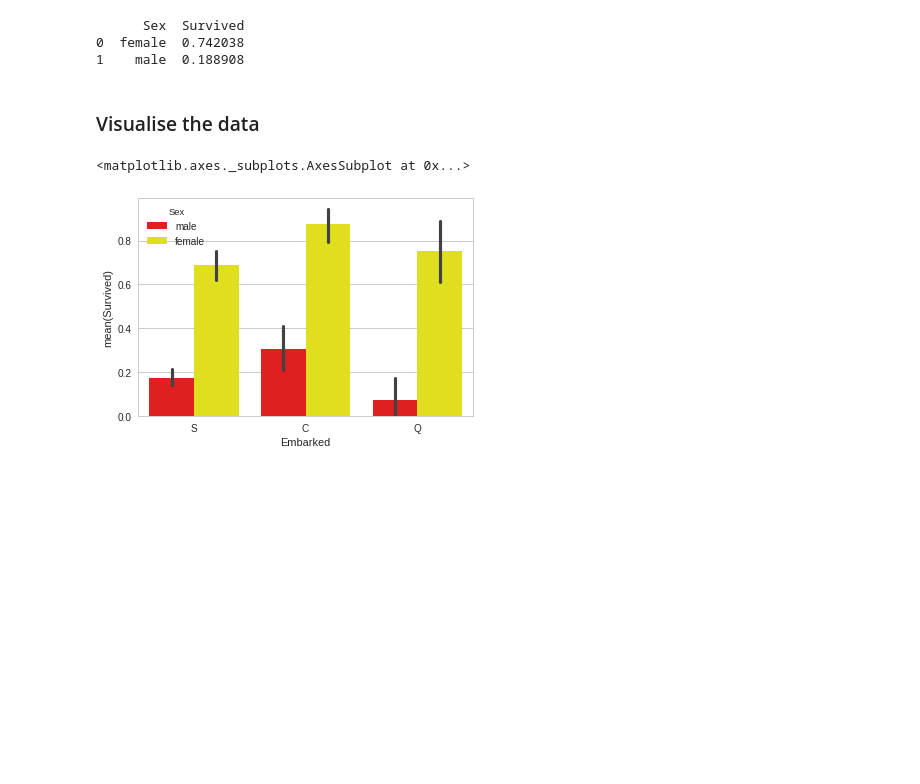
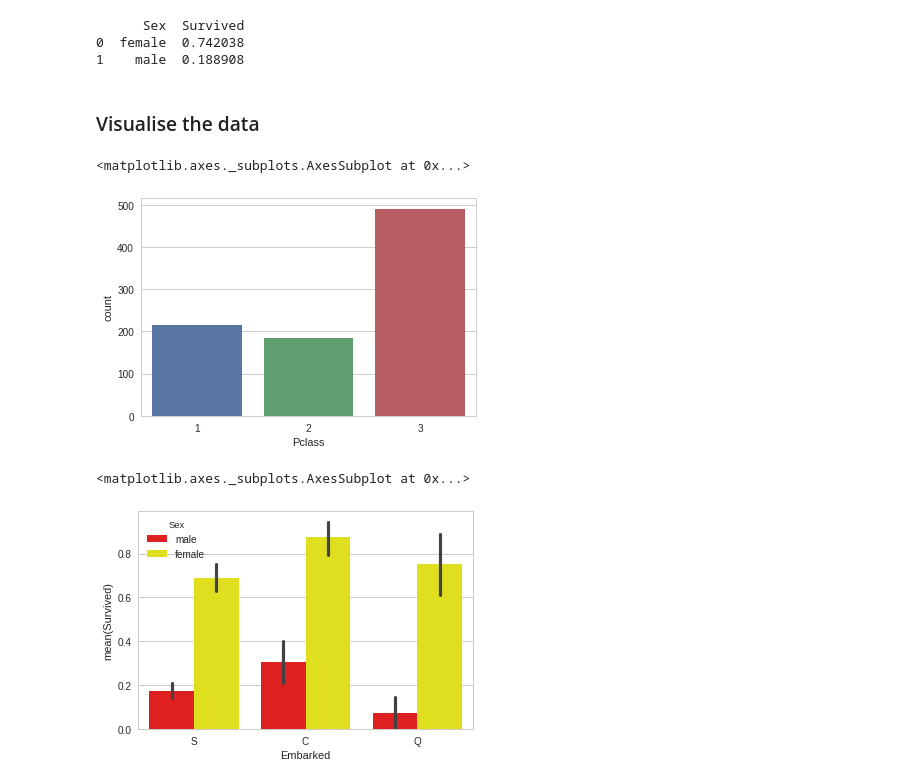
Before and after one commit to josefinaxberg/Titanic_ML, a Jupyter notebook: Titanic_ML/Titanic_Machine_Learning.ipynb, the cells around one changed output. Saved outputs shown, nothing was run; the diff lists cells and outputs as text; code cells hidden in the pictures; blank space fills up the shorter version.

```diff
--- a/Titanic_ML/Titanic_Machine_Learning.ipynb
+++ b/Titanic_ML/Titanic_Machine_Learning.ipynb
@@ -126,6 +134,11 @@ print (titanic_train_df[['Sex', 'Survived']].groupby(['Sex'], as_index=False).me
 1    male  0.188908
 # %% [markdown]
 ### Visualise the data
+# %%
+sns.countplot(titanic_train_df['Pclass'])
+# %% [output]
+<matplotlib.axes._subplots.AxesSubplot at 0x...>
+[figure, added]
 # %%
 sns.set_style('whitegrid')
 sns.barplot(x='Embarked', y='Survived', hue='Sex', data=titanic_train_df, palette={'male': 'red', 'female': 'yellow'})
```
Also changed, not shown: parts of 14 cells of this notebook.
